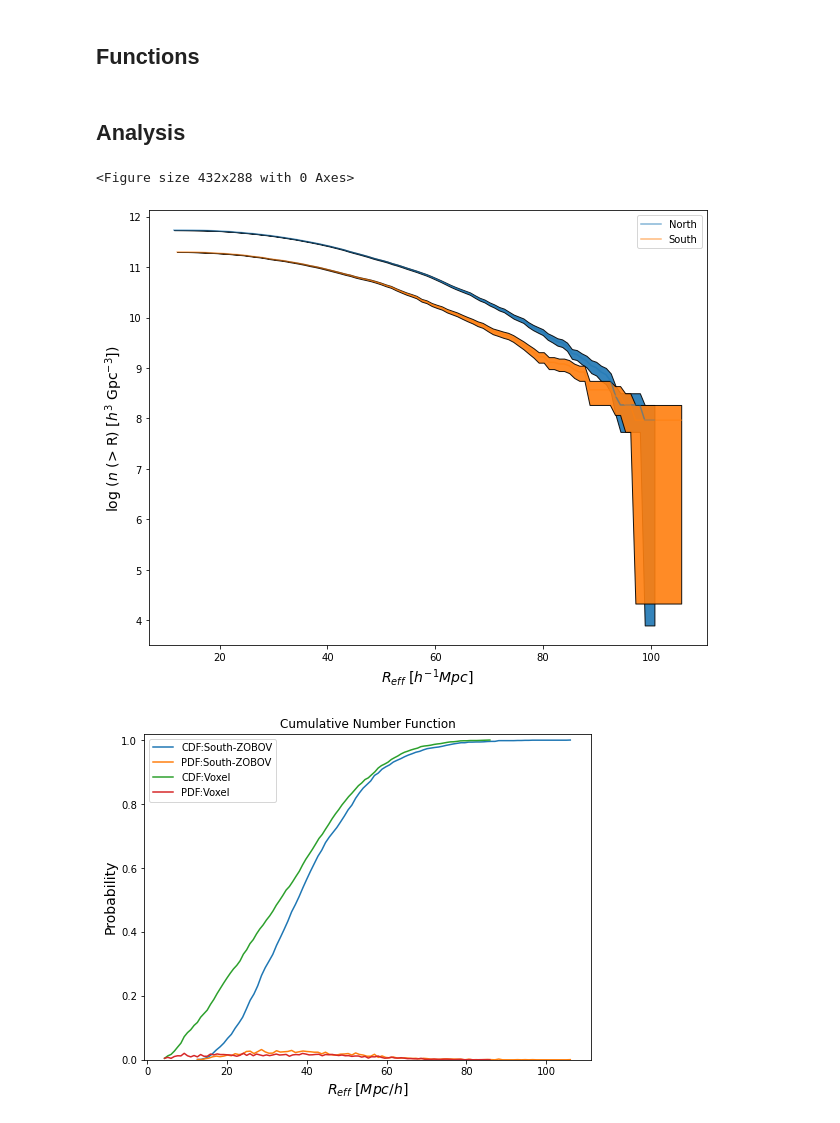
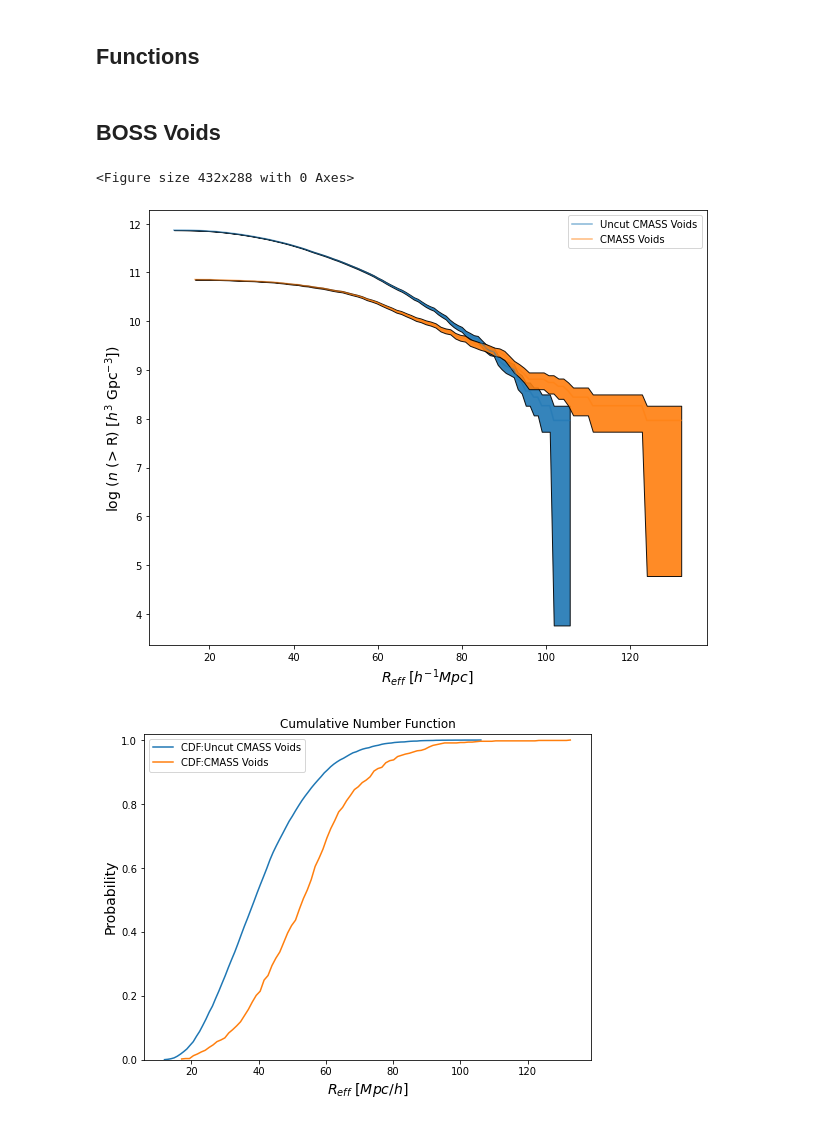
Before and after one commit to Chanuntorn/cosmic_voids, a Jupyter notebook: doc/RevolverVoidAnalysis.ipynb, the cells around one changed output. Saved outputs shown, nothing was run; the diff lists cells and outputs as text; code cells hidden in the pictures.

Commit message:
On branch py  Your branch is up to date with 'origin/py'.
 Changes to be committed:
	modified:   doc/RevolverVoidAnalysis.ipynb

```diff
--- a/doc/RevolverVoidAnalysis.ipynb
+++ b/doc/RevolverVoidAnalysis.ipynb
@@ -36,10 +36,15 @@ LRG = Table.read('full_footprint_cutsky/UNIT_lightcone_multibox_LRG_footprint_nz
 south = np.loadtxt('testrevenv/revolver-test/zobov-recon-voids_cat.txt',skiprows=2,unpack=True)
 north = np.loadtxt('testrevenv/revolver-test-north/zobov-recon-voids_cat.txt',skiprows=2,unpack=True)
 
-
 #Voxel voids
 voxelsouth = np.loadtxt('testrevenv/revolver-test/voxel-recon-voids_cat.txt',skiprows=2, unpack=True)
 
 #South CMASS galaxies
 southgal = Table.read('testrevenv/galaxy_DR12v5_CMASS_South.fits')
 northgal = Table.read('testrevenv/galaxy_DR12v5_CMASS_North.fits')
+
+#BOSS DR12 Voids
+bossvoids = np.loadtxt('testrevenv/BOSS_DR12_Voids.txt', dtype='str',unpack=True)
+
+#Unitsims
+lrg = np.loadtxt('testrevenv/revolver-unitsims-LRG/zobov-recon-voids-LRG_cat.txt',skiprows=2,unpack=True)
@@ -206,22 +190,50 @@ def radecz_to_xyz(radecz, cosmo=None):
     z = dist*np.sin(dec*conv)
 
     return np.array([x, y, z]) # [3, N] array
-# %% [markdown]
-## Analysis ##
+# %% [markdown]
+## BOSS Voids ##
+# %%
+maskcmassnorth = (bossvoids[0]=='CMASS') & (bossvoids[1]=='North')
+maskcmasssouth = (bossvoids[0]=='CMASS') & (bossvoids[1]=='South')
+# %%
+#col 6: Ngal- number of galaxies in the void
+#col 7: V- Voronoi volume of the void
+#col 9: n_min- number density of the of the minimum density Vornoi cell in the void
+#col 10: delat_min- density contrast of the minimum density cell comparing to the mean desnity of that z
+#col 11: r- the ratio between the minimum density particle on a ridge to the minimum density particle in the void
+#col 12: P- prob. that the void arises from Poisson fluctuations
+
+bnid = bossvoids[2][maskcmassnorth].astype(float) #id
+bnra = bossvoids[3][maskcmassnorth].astype(float) #ra
+bndec = bossvoids[4][maskcmassnorth].astype(float) #dec
+bnz = bossvoids[5][maskcmassnorth].astype(float) #redshift, z
+bnreff = bossvoids[8][maskcmassnorth].astype(float) #reff
+bnd = bossvoids[13][maskcmassnorth].astype(float) #distance form boundary
+
+bsid = bossvoids[2][maskcmasssouth].astype(float)
+bsra = bossvoids[3][maskcmasssouth].astype(float)
+bsdec = bossvoids[4][maskcmasssouth].astype(float)
+bsz = bossvoids[5][maskcmasssouth].astype(float)
+bsreff = bossvoids[8][maskcmasssouth].astype(float)
+bsd = bossvoids[13][maskcmasssouth].astype(float)
+# %%
+cmassvoidsreff = np.concatenate((bnreff, bsreff))
+cmassvoidsz = np.concatenate((bnz, bsz))
+uncut_cmassvoidsreff = np.concatenate((south[4],north[4]))
 # %%
 #cumulative number function
 a1 = 0.55
 vol = 10.8 #10.8 * 10**9 #Gpc3
-radii = [northreff,southreff]
-labels = ['North','South']
+radii = [uncut_cmassvoidsreff,cmassvoidsreff]
+labels = ['Uncut CMASS Voids','CMASS Voids']
 
-nf = numberfunction(radii,vol,labels,a1=a1)
-#bc, d, l, u = nf[0]
+#cumulative number function
+nf = numberfunction(radii,vol,labels,a1=a1);
 # %% [output]
 <Figure size 432x288 with 0 Axes>
-[figure, old version]
+[figure, new version]
 # %%
-info = plotcdf(datas=[southreff,vreff],labels=['South-ZOBOV','Voxel'])
+info = plotcdf(datas=radii,labels=labels)
 plt.title('Cumulative Number Function');
 # %% [output]
-[figure, old version]
+[figure, new version]
```
Also changed, not shown: parts of 8 cells of this notebook.
